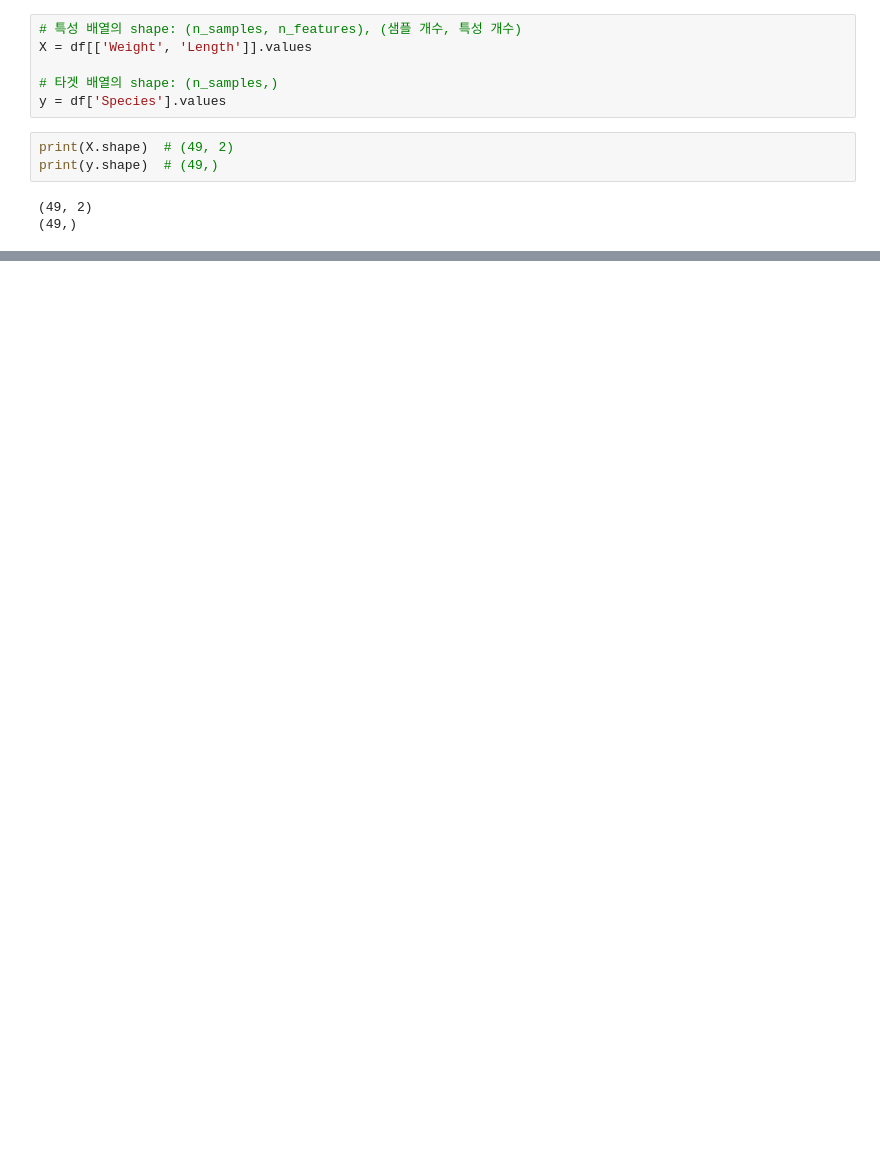
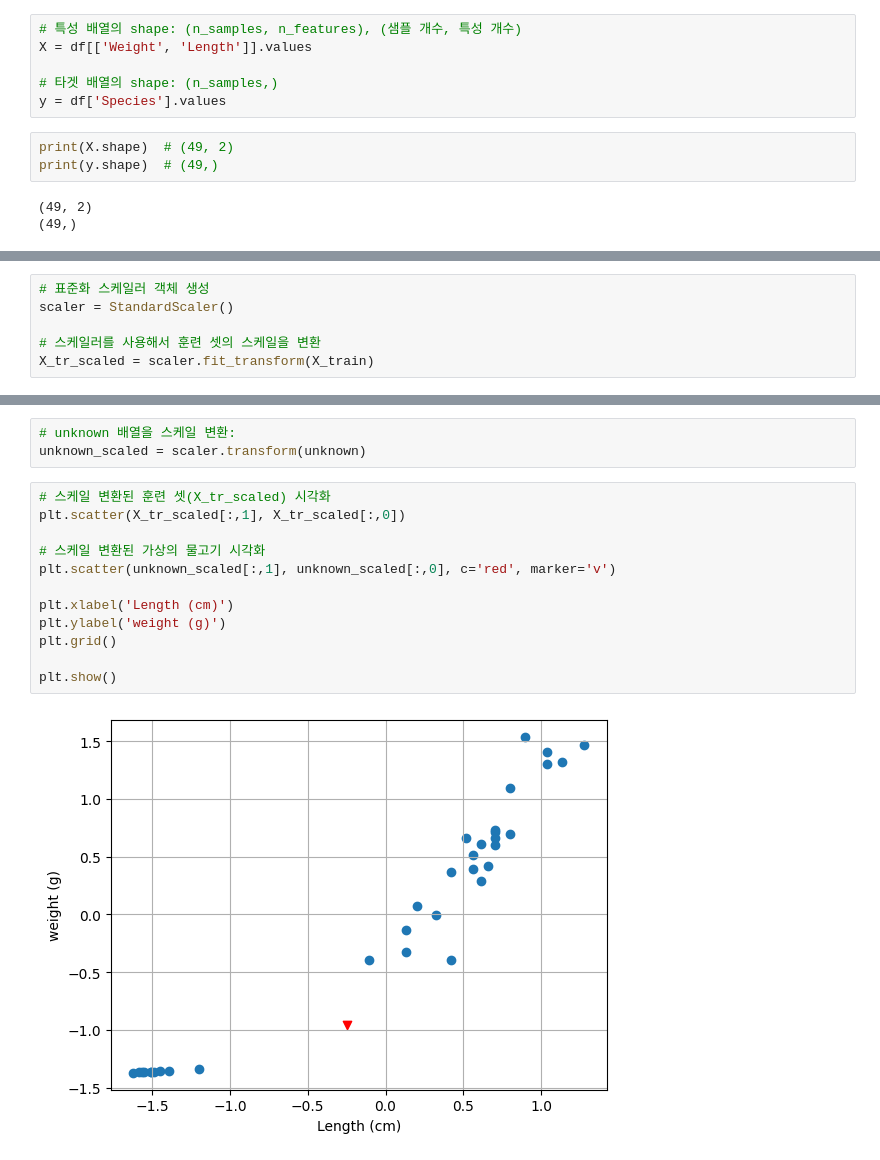
Before and after one commit to rosy137/lab-python, a Jupyter notebook: ml02_knn.ipynb, the cells around one changed output, grey strips where cells are left out. Saved outputs shown, nothing was run; the diff lists cells and outputs as text; blank space fills up the shorter version.

```diff
--- a/ml02_knn.ipynb
+++ b/ml02_knn.ipynb
@@ -187,0 +544,6 @@ print(y.shape)  # (49,)
+# %%
+# 표준화 스케일러 객체 생성
+scaler = StandardScaler()
+
+# 스케일러를 사용해서 훈련 셋의 스케일을 변환
+X_tr_scaled = scaler.fit_transform(X_train)
@@ -187,0 +558,17 @@ print(y.shape)  # (49,)
+# %%
+# unknown 배열을 스케일 변환:
+unknown_scaled = scaler.transform(unknown)
+# %%
+# 스케일 변환된 훈련 셋(X_tr_scaled) 시각화
+plt.scatter(X_tr_scaled[:,1], X_tr_scaled[:,0])
+
+# 스케일 변환된 가상의 물고기 시각화
+plt.scatter(unknown_scaled[:,1], unknown_scaled[:,0], c='red', marker='v')
+
+plt.xlabel('Length (cm)')
+plt.ylabel('weight (g)')
+plt.grid()
+
+plt.show()
+# %% [output]
+[figure, added]
```
Also changed, not shown: parts of 64 cells of this notebook.
